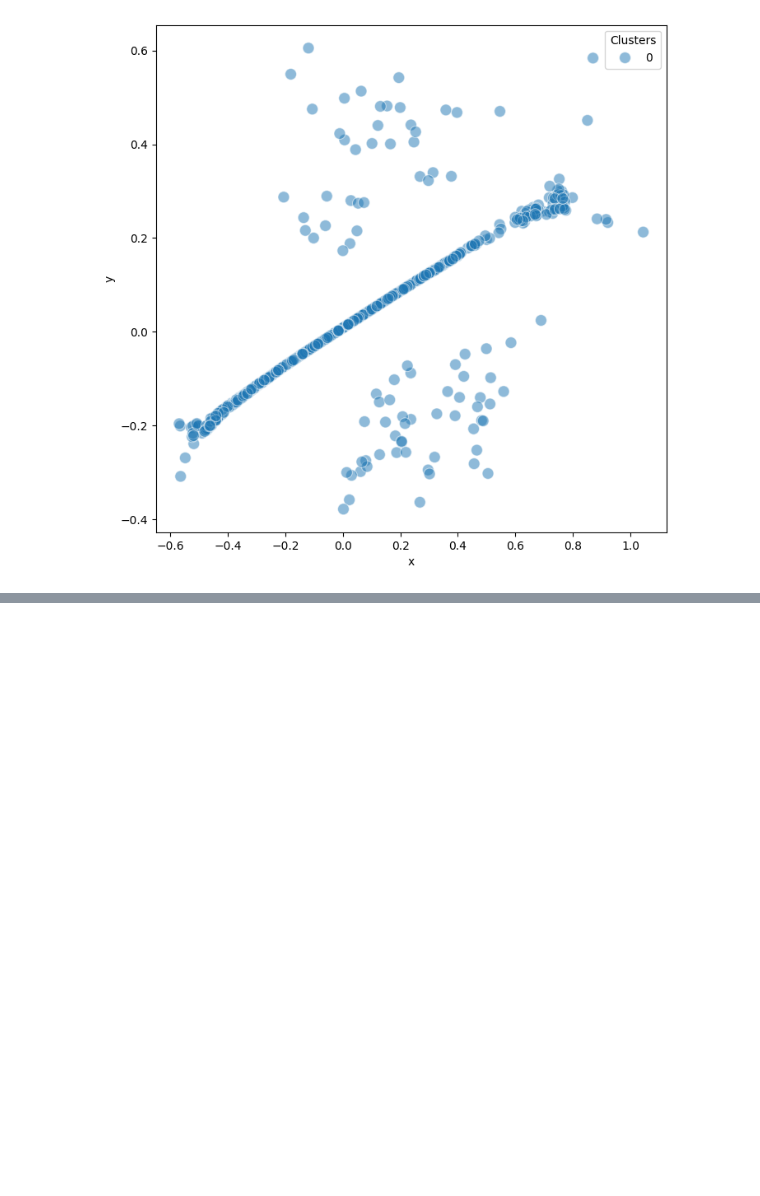
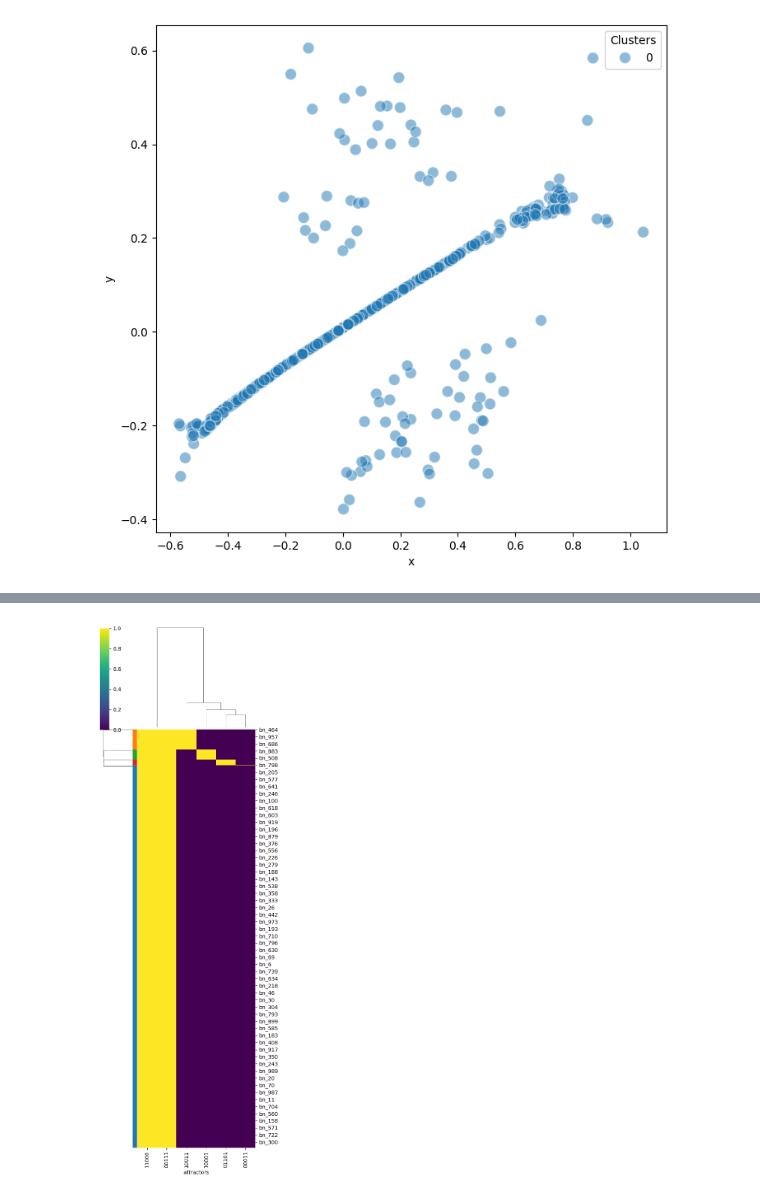
Before and after one commit to sysbio-curie/AstroLogics, a Jupyter notebook: scripts/SupplementaryAnalysis_Cortical Area Development_20862356.ipynb, the cells around one changed output, grey strips where cells are left out. Saved outputs shown, nothing was run; the diff lists cells and outputs as text; code cells hidden in the pictures; blank space fills up the shorter version.

```diff
--- a/scripts/SupplementaryAnalysis_Cortical Area Development_20862356.ipynb
+++ b/scripts/SupplementaryAnalysis_Cortical Area Development_20862356.ipynb
@@ -261,0 +129,15 @@ See the caveats in the documentation: https://pandas.pydata.org/pandas-docs/stab
+# %%
+# Map attractor group values to colors
+unique_groups = attractor_group['attractor_group'].unique()
+color_palette = sns.color_palette('tab10', len(unique_groups))
+color_map = dict(zip(unique_groups, color_palette))
+row_colors = attractor_data.columns.map(attractor_group_dict).map(color_map)
+
+# After plotting clustermap
+g = sns.clustermap(attractor_data.transpose(), cmap='viridis', figsize=(5, 15), row_colors=row_colors)
+
+# Get the reordered row indices
+ordered_rows = g.data2d.index
+plt.show()
+# %% [output]
+[figure, added]
```
Also changed, not shown: parts of 35 cells of this notebook, 4 other files.
